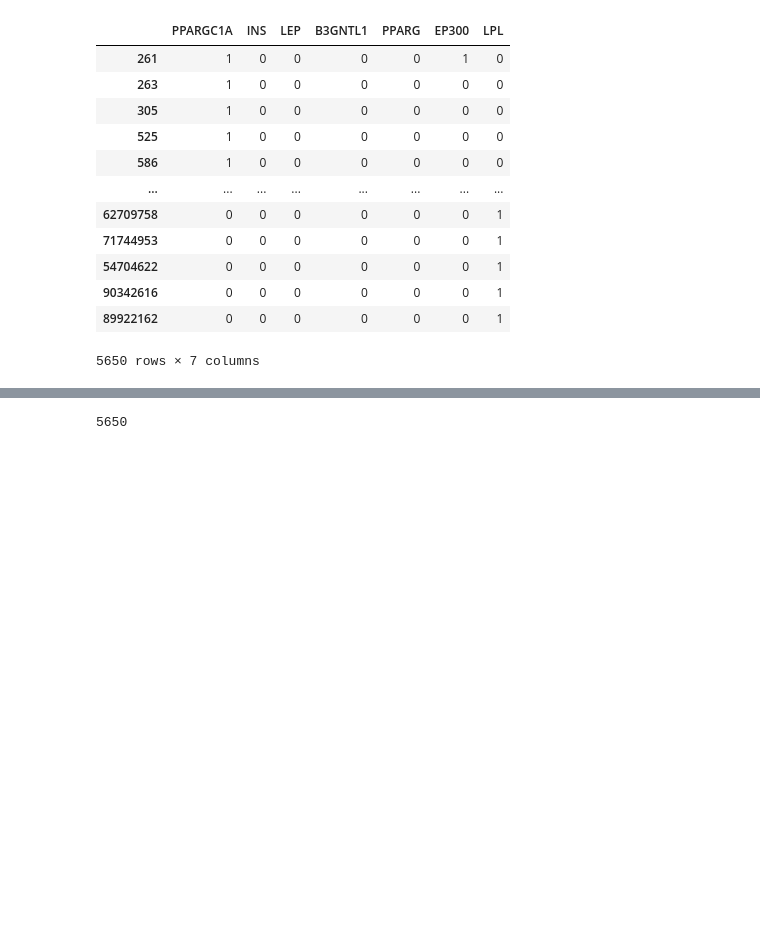
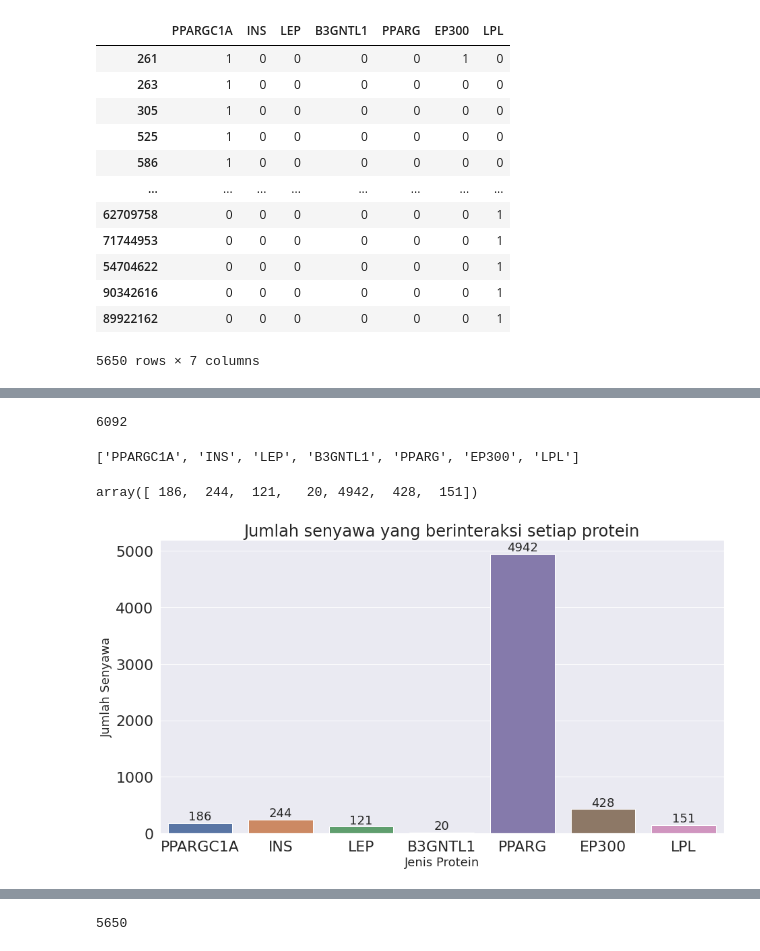
Before and after one commit to fadilrisdian/skripsi-fadil, a Jupyter notebook: 2. Feature Engineering.ipynb, the cells around one changed output, grey strips where cells are left out. Drawn from its saved outputs; the diff is of its cells as text; code cells hidden in the pictures; blank space fills up the shorter version.

```diff
--- a/2. Feature Engineering.ipynb
+++ b/2. Feature Engineering.ipynb
@@ -311,0 +315,4 @@ array_class.to_csv('dataset/final/kelas_data.csv', index=False)
+# %%
+df_vis = pd.read_csv('dataset/final/kelas_data.csv')
+# %%
+df_vis['CID_senyawa'] = PubChem_CID
@@ -311,0 +335,4 @@ array_class.to_csv('dataset/final/kelas_data.csv', index=False)
+# %%
+first_column = df_vis.pop('CID_senyawa')
+df_vis.insert(0, 'CID_senyawa', first_column)
+df_vis
@@ -311,0 +353,4 @@ array_class.to_csv('dataset/final/kelas_data.csv', index=False)
+# %%
+categories = list(df_vis.columns.values)
+categories = categories[1:]
+print(categories)
@@ -311,0 +376,32 @@ array_class.to_csv('dataset/final/kelas_data.csv', index=False)
+# %%
+df_stats['CID_senyawa'].sum()
+# %% [output]
+6092
+# %%
+categories
+# %% [output]
+['PPARGC1A', 'INS', 'LEP', 'B3GNTL1', 'PPARG', 'EP300', 'LPL']
+# %%
+df_vis.iloc[:,1:].sum().values
+# %% [output]
+array([ 186,  244,  121,   20, 4942,  428,  151])
+# %%
+sns.set(font_scale = 2)
+plt.figure(figsize=(15,8))
+
+ax= sns.barplot(categories, df_vis.iloc[:,1:].sum().values)
+
+plt.title("Jumlah senyawa yang berinteraksi setiap protein", fontsize=24)
+plt.ylabel('Jumlah Senyawa', fontsize=18)
+plt.xlabel('Jenis Protein', fontsize=18)
+
+#adding the text labels
+rects = ax.patches
+labels = df_vis.iloc[:,1:].sum().values
+for rect, label in zip(rects, labels):
+    height = rect.get_height()
+    ax.text(rect.get_x() + rect.get_width()/2, height + 5, label, ha='center', va='bottom', fontsize=18)
+
+plt.show()
+# %% [output]
+[figure, added]
```
Also changed, not shown: parts of 11 cells of this notebook, 1 other file.
